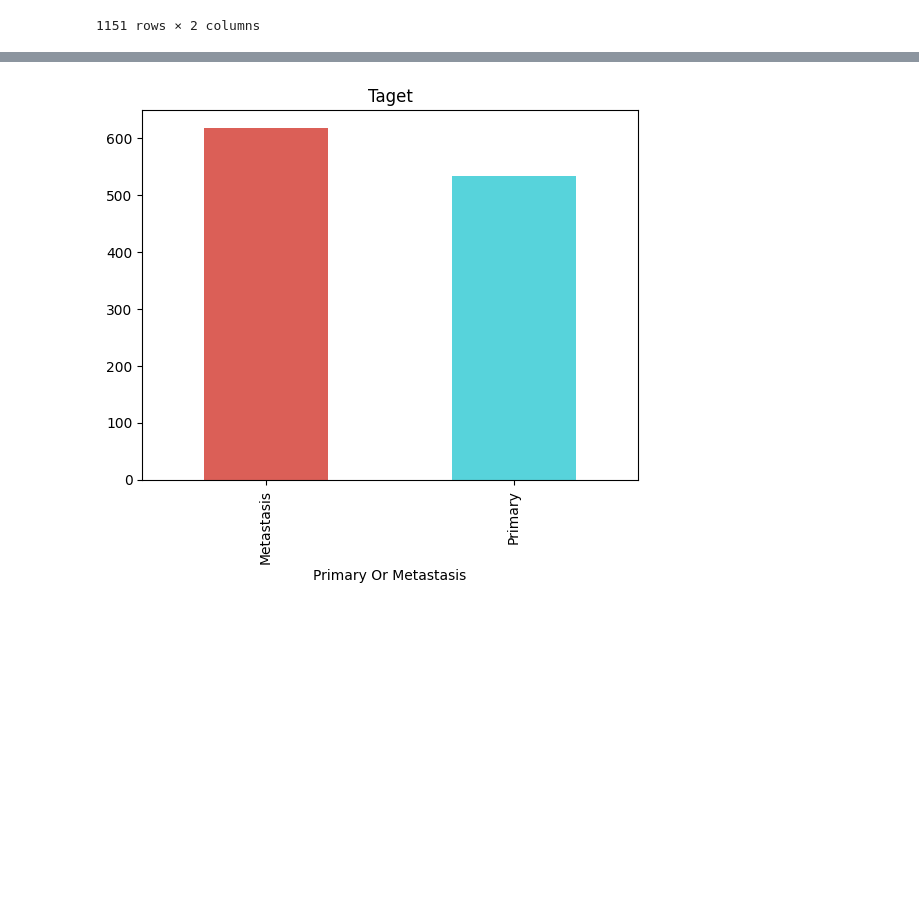
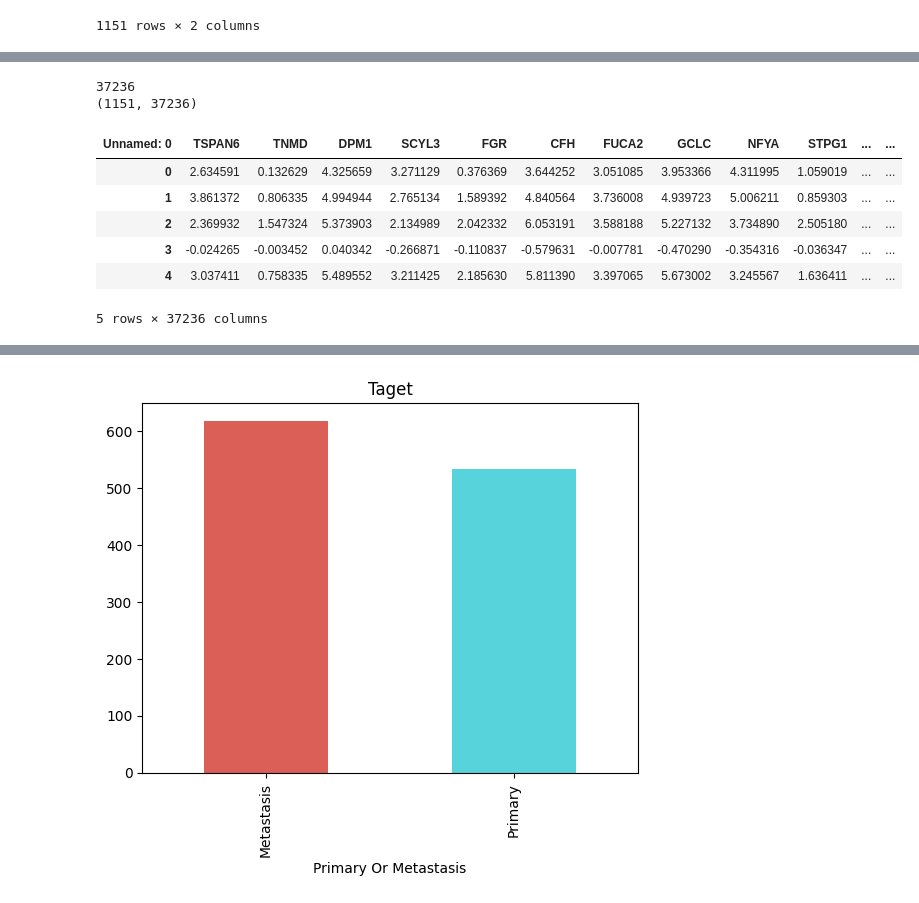
Before and after one commit to pauljo13/Metastasis_Predictive_modelling, a Jupyter notebook: code/Metastasis.ipynb, the cells around one changed output, grey strips where cells are left out. Cells and saved outputs as stored; diff of their text form; code cells hidden in the pictures; blank space fills up the shorter version.

```diff
--- a/code/Metastasis.ipynb
+++ b/code/Metastasis.ipynb
@@ -121 +146,18 @@ pheno_df[["SRRID","Primary Or Metastasis"]]
+# %%
+gene = list(gene_df["Unnamed: 0"].values)
+gene_list = [i for i in df_clen.columns if i in gene] + ["SRRID"]
+print(len(gene_list))
+df_filter = df_clen[gene_list]
+print(df_filter.shape)
+df_filter.head()
+# %% [output]
+37236
+(1151, 37236)
+| Unnamed: 0 | TSPAN6 | TNMD | DPM1 | SCYL3 | FGR | CFH | FUCA2 | GCLC | NFYA | STPG1 | ... | ... |
+| 0 | 2.634591 | 0.132629 | 4.325659 | 3.271129 | 0.376369 | 3.644252 | 3.051085 | 3.953366 | 4.311995 | 1.059019 | ... | ... |
+| 1 | 3.861372 | 0.806335 | 4.994944 | 2.765134 | 1.589392 | 4.840564 | 3.736008 | 4.939723 | 5.006211 | 0.859303 | ... | ... |
+| 2 | 2.369932 | 1.547324 | 5.373903 | 2.134989 | 2.042332 | 6.053191 | 3.588188 | 5.227132 | 3.734890 | 2.505180 | ... | ... |
+| 3 | -0.024265 | -0.003452 | 0.040342 | -0.266871 | -0.110837 | -0.579631 | -0.007781 | -0.470290 | -0.354316 | -0.036347 | ... | ... |
+| 4 | 3.037411 | 0.758335 | 5.489552 | 3.211425 | 2.185630 | 5.811390 | 3.397065 | 5.673002 | 3.245567 | 1.636411 | ... | ... |
+5 rows × 37236 columns
 # %%
```
Also changed, not shown: parts of 35 cells of this notebook.
